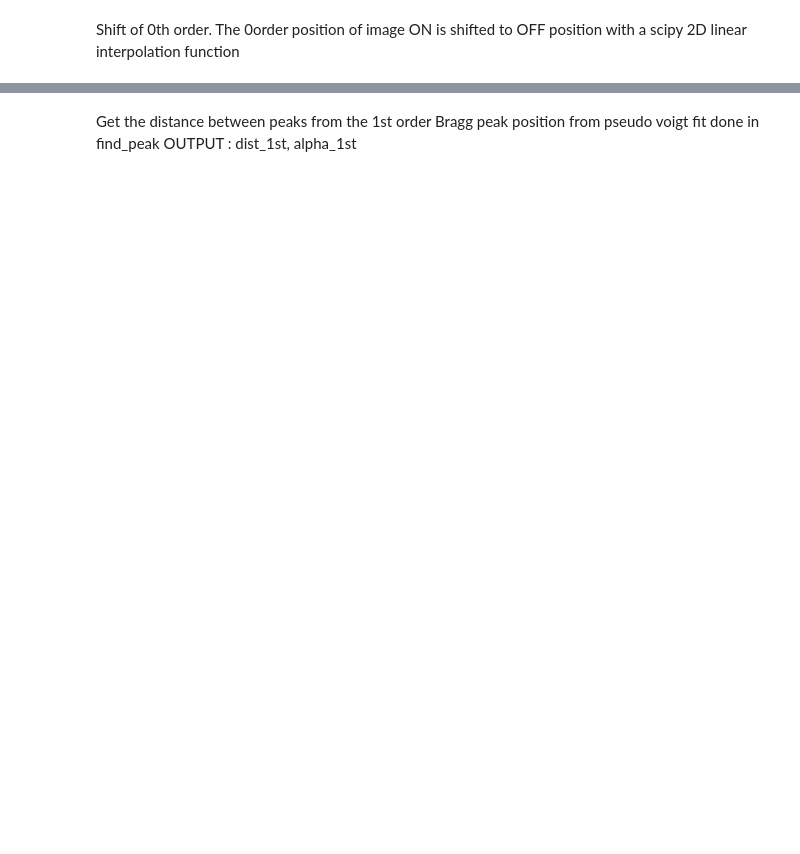
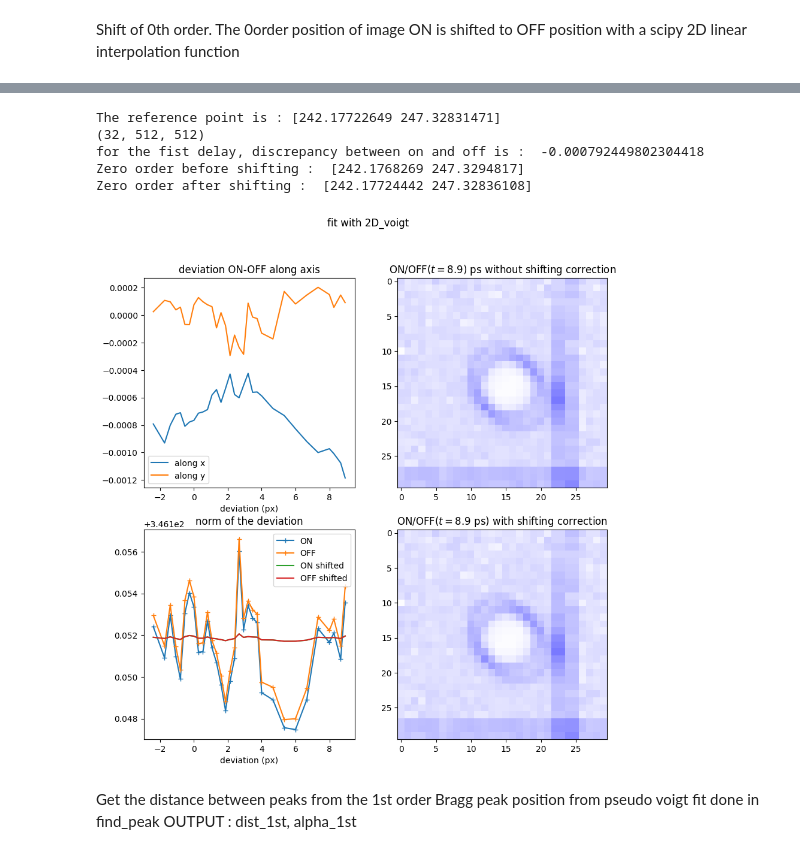
Before and after one commit to remiclaude/UED_processing, a Jupyter notebook: treat_pickle.ipynb, the cells around one changed output, grey strips where cells are left out. Saved outputs shown, nothing was run; the diff lists cells and outputs as text; code cells hidden in the pictures; blank space fills up the shorter version.

```diff
--- a/treat_pickle.ipynb
+++ b/treat_pickle.ipynb
@@ -157,3 +152,83 @@ imgON = imgON_shifted
+# %%
+center0_on = []
+center0_off = []
+method='2D_voigt'
+s_roi=15
+ROI = [Zorder_in[1]-s_roi, Zorder_in[1]+s_roi, Zorder_in[0]-s_roi, Zorder_in[0]+s_roi]
+for i in range(len(delay)):
+    center0_on.append(find_peak.get_pos(imgON[i], ROI, method))
+    center0_off.append(find_peak.get_pos(imgOFF[i], ROI, method))
+s=0.1
+center0_on = np.array(center0_on)
+center0_off = np.array(center0_off)
+
+### use function shift_0order in functions_analysis
+### We first shift image ON 0th order beam position to the position of imageOFF
+### Then we shift both imgON and imgOFF to a reference point
+imgON_shifted = fa.shift_0order_fit(imgON, imgOFF, Zorder_in, s_roi, method)
+
+ref = find_peak.get_pos(np.sum(imgOFF, axis=0), ROI, method)
+print('The reference point is :', ref)
+
+imgON_shifted = fa.shift_to_ref(imgON_shifted, ref, Zorder_in, s_roi, method)
+imgOFF_shifted = fa.shift_to_ref(imgOFF, ref, Zorder_in, s_roi, method)
+print(np.shape(imgON_shifted))
+
+center0_on_shifted = []
+center0_off_shifted = []
+
+for i in range(len(delay)):
+    center0_on_shifted.append(find_peak.get_pos(imgON_shifted[i], ROI, method))
+    center0_off_shifted.append(find_peak.get_pos(imgOFF_shifted[i], ROI, method))
+
+center0_on_shifted = np.array(center0_on_shifted)
+center0_off_shifted = np.array(center0_off_shifted)
+
+
+print('for the fist delay, discrepancy between on and off is : ', center0_on[0,0]-center0_off[0,0])
+print('Zero order before shifting : ', center0_on[0])
+print('Zero order after shifting : ', center0_on_shifted[0])
+ind = -1
+fig, ax = plt.subplots(2,2, figsize=(10,10))
+fig.suptitle('fit with ' + method)
+ax[0][0].set_title('deviation ON-OFF along axis')
+ax[0][0].plot(delay, center0_on[:,0]-center0_off[:,0], label='along x')
+ax[0][0].plot(delay, center0_on[:,1]-center0_off[:,1], label='along y')
+# ax[0][0].plot(delay, center0_on_shifted[:,0]-center0_off[:,0], label='along x shifted')
+# ax[0][0].plot(delay, center0_on_shifted[:,1]-center0_off[:,1], label='along y shifted')
+ax[0][0].legend()
+ax[0][0].set_xlabel('time (ps)')
+ax[0][0].set_xlabel('deviation (px)')
+img = imgON[ind, Zorder_in[0]-s_roi:Zorder_in[0]+s_roi, Zorder_in[1]-s_roi:Zorder_in[1]+s_roi] / imgOFF[ind, Zorder_in[0]-s_roi:Zorder_in[0]+s_roi,Zorder_in[1]-s_roi: Zorder_in[1]+s_roi]
+ax[0][1].set_title(r'ON/OFF($t=%.1f$) ps without shifting correction'%delay[ind])
+ax[0][1].imshow(img-1, cmap='bwr', vmin=-s, vmax=s)
+# ax[0][1].imshow(imgON[-1, Zorder_in[0]-s_roi:Zorder_in[0]+s_roi, Zorder_in[1]-s_roi:Zorder_in[1]+s_roi], cmap='bwr', vmin=-s, vmax=1e6)
+
+ax[1][0].set_title(r'norm of the deviation')
+ax[1][0].plot(delay, np.linalg.norm(center0_on, axis=1), '+-', label='ON')
+ax[1][0].plot(delay, np.linalg.norm(center0_off, axis=1), '+-', label='OFF')
+
+ax[1][0].plot(delay, np.linalg.norm(center0_on_shifted, axis=1), label='ON shifted')
+ax[1][0].plot(delay, np.linalg.norm(center0_off_shifted, axis=1), label='OFF shifted')
+ax[1][0].set_xlabel('time (ps)')
+ax[1][0].set_xlabel('deviation (px)')
+ax[1][0].legend()
+img_shift = imgON_shifted[ind, Zorder_in[0]-s_roi:Zorder_in[0]+s_roi, Zorder_in[1]-s_roi:Zorder_in[1]+s_roi] / imgOFF_shifted[ind, Zorder_in[0]-s_roi:Zorder_in[0]+s_roi,Zorder_in[1]-s_roi: Zorder_in[1]+s_roi]
+ax[1][1].set_title(r'ON/OFF($t=%.1f$ ps) with shifting correction'%(delay[ind]))
+ax[1][1].imshow(img_shift-1, cmap='bwr', vmin=-s, vmax=s)
+
+plt.savefig(path+r'.\0order_shift.png', dpi=200)
+
+
+imgON = imgON_shifted
+imgOFF = imgOFF_shifted
+# %% [output]
+The reference point is : [242.17722649 247.32831471]
+(32, 512, 512)
+for the fist delay, discrepancy between on and off is :  -0.000792449802304418
+Zero order before shifting :  [242.1768269 247.3294817]
+Zero order after shifting :  [242.17724442 247.32836108]
+[figure, added]
 # %% [markdown]
 Get the distance between peaks from the 1st order Bragg peak position from pseudo voigt fit done in find_peak
 OUTPUT : dist_1st, alpha_1st
```
Also changed, not shown: parts of 26 cells of this notebook, 2 other files.
